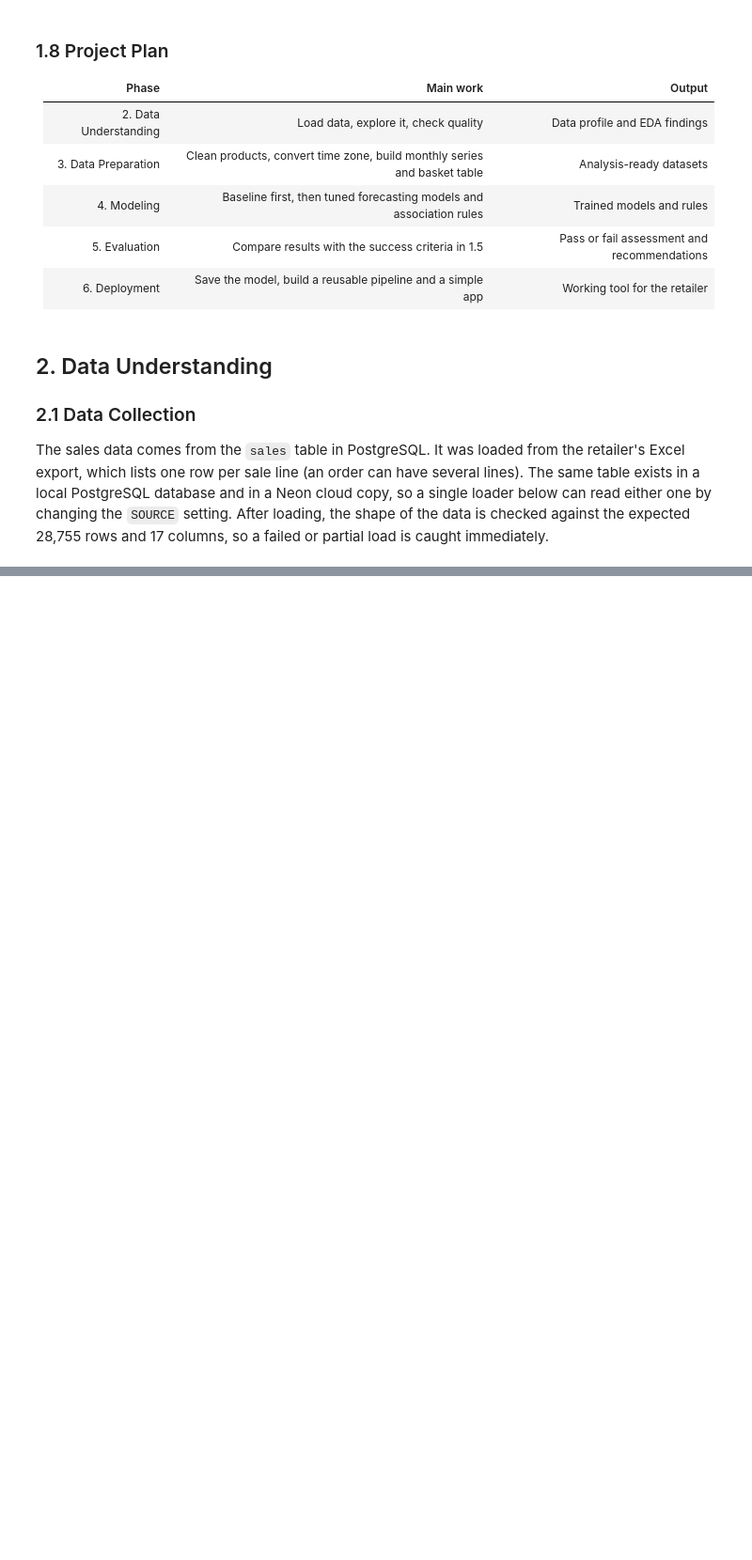
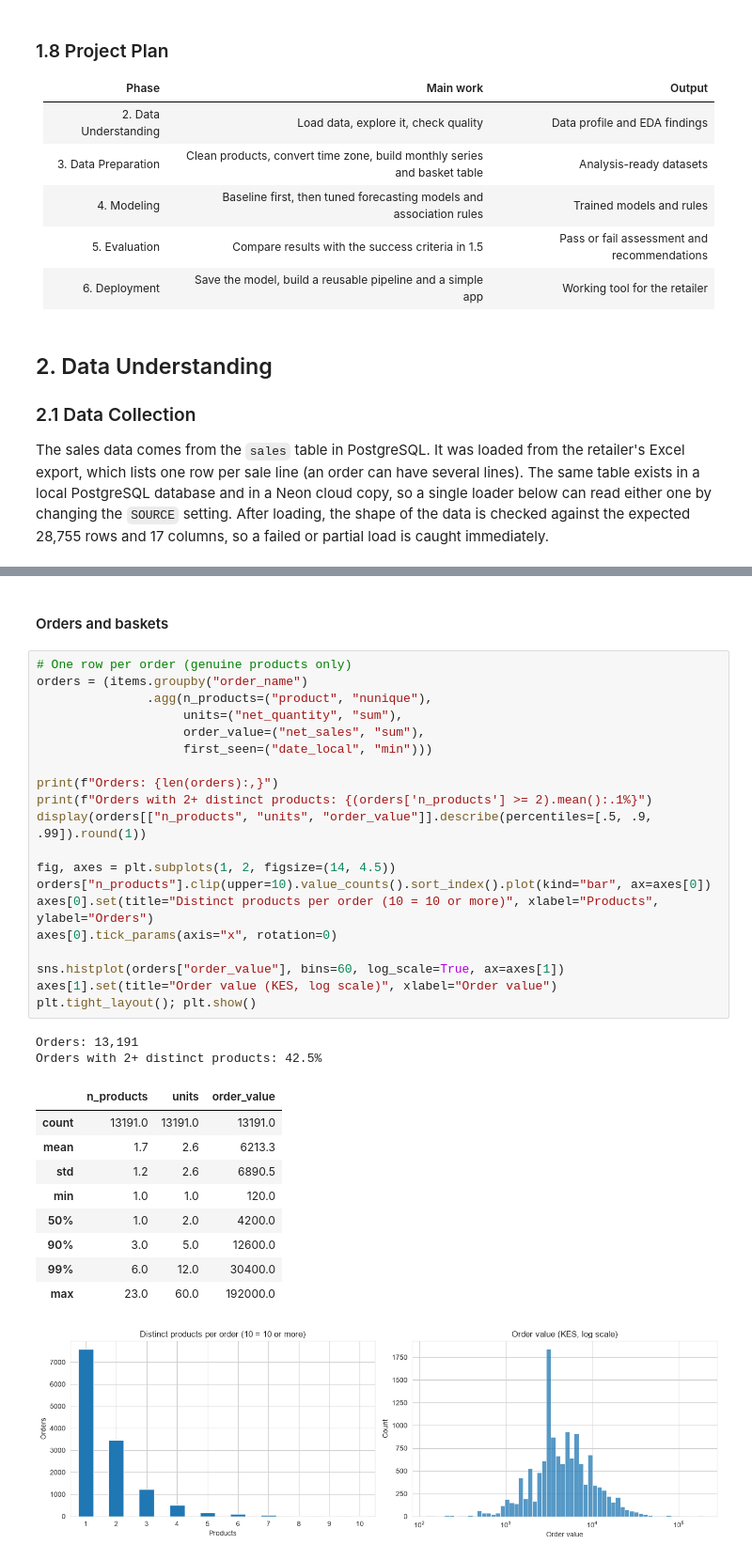
Before and after one commit to Dalmasotieno/sales, a Jupyter notebook: scientist.ipynb, the cells around one changed output, grey strips where cells are left out. Shown at 94% size. Drawn from its saved outputs; the diff is of its cells as text; blank space fills up the shorter version.

```diff
--- a/scientist.ipynb
+++ b/scientist.ipynb
@@ -159,0 +420,35 @@ Local (28755, 17)
+# %% [markdown]
+#### Orders and baskets
+# %%
+# One row per order (genuine products only)
+orders = (items.groupby("order_name")
+               .agg(n_products=("product", "nunique"),
+                    units=("net_quantity", "sum"),
+                    order_value=("net_sales", "sum"),
+                    first_seen=("date_local", "min")))
+
+print(f"Orders: {len(orders):,}")
+print(f"Orders with 2+ distinct products: {(orders['n_products'] >= 2).mean():.1%}")
+display(orders[["n_products", "units", "order_value"]].describe(percentiles=[.5, .9, .99]).round(1))
+
+fig, axes = plt.subplots(1, 2, figsize=(14, 4.5))
+orders["n_products"].clip(upper=10).value_counts().sort_index().plot(kind="bar", ax=axes[0])
+axes[0].set(title="Distinct products per order (10 = 10 or more)", xlabel="Products", ylabel="Orders")
+axes[0].tick_params(axis="x", rotation=0)
+
+sns.histplot(orders["order_value"], bins=60, log_scale=True, ax=axes[1])
+axes[1].set(title="Order value (KES, log scale)", xlabel="Order value")
+plt.tight_layout(); plt.show()
+# %% [output]
+Orders: 13,191
+Orders with 2+ distinct products: 42.5%
+|  | n_products | units | order_value |
+| count | 13191.0 | 13191.0 | 13191.0 |
+| mean | 1.7 | 2.6 | 6213.3 |
+| std | 1.2 | 2.6 | 6890.5 |
+| min | 1.0 | 1.0 | 120.0 |
+| 50% | 1.0 | 2.0 | 4200.0 |
+| 90% | 3.0 | 5.0 | 12600.0 |
+| 99% | 6.0 | 12.0 | 30400.0 |
+| max | 23.0 | 60.0 | 192000.0 |
+[figure, added]
```
Also changed, not shown: parts of 27 cells of this notebook.
